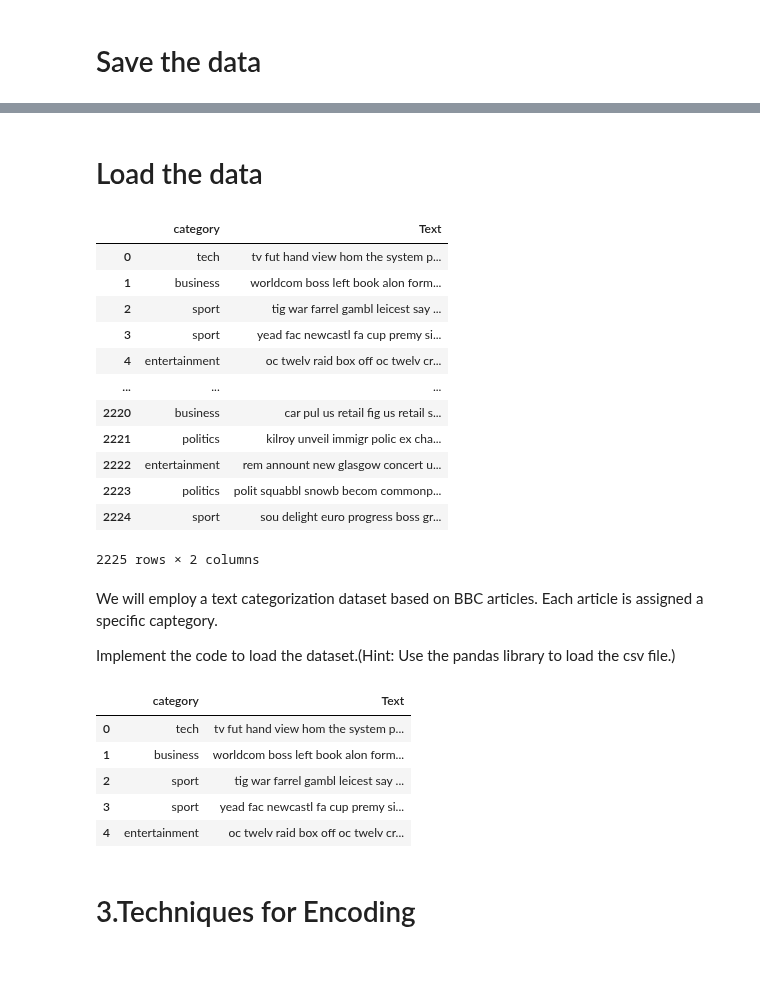
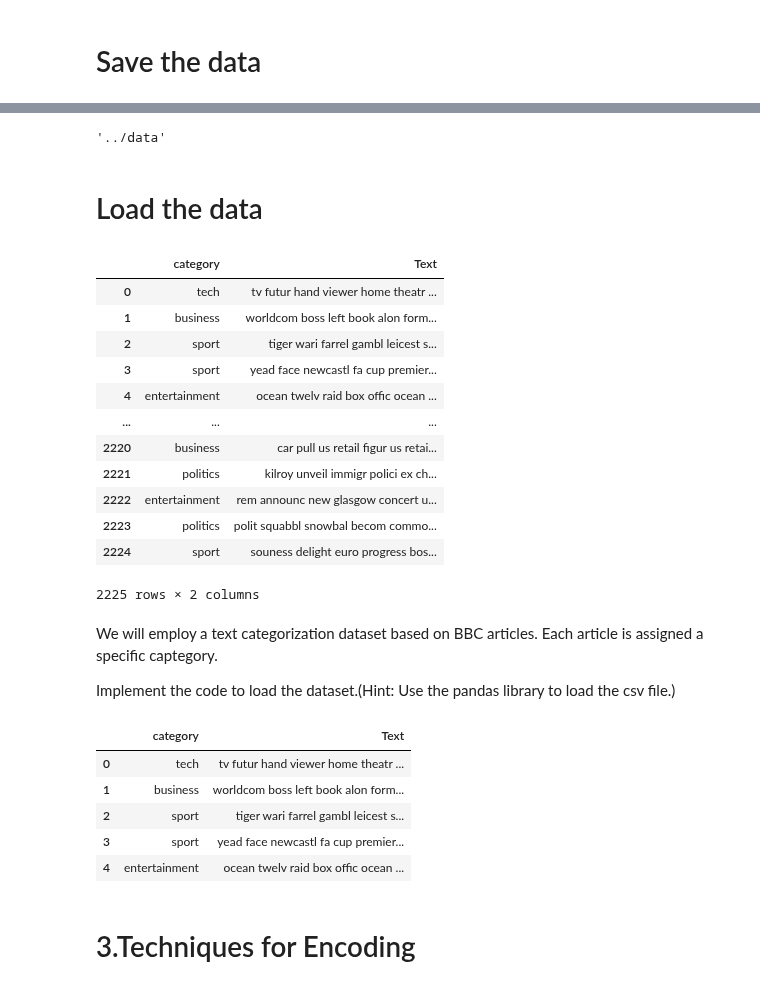
Before and after one commit to vidyadharbendre/learn_nlp_using_examples, a Jupyter notebook: notebooks/bbc_text_analysis.ipynb, the cells around one changed output, grey strips where cells are left out. Drawn from its saved outputs; the diff is of its cells as text; code cells hidden in the pictures.

```diff
--- a/notebooks/bbc_text_analysis.ipynb
+++ b/notebooks/bbc_text_analysis.ipynb
@@ -331,4 +338,8 @@ print(data)
 2224          sport   sou delight euro progress boss graem sou felt...
 
 [2225 rows x 2 columns]
+# %%
+data_folder_path
+# %% [output]
+'../data'
 # %%
@@ -336,21 +347,21 @@ data.to_csv('S1TakeHome.csv', index=False, encoding='utf-8')
 # %% [markdown]
 # Load the data
 # %%
-data = pd.read_csv('/content/S1TakeHome.csv')
+data = pd.read_csv('../data/data2csv.csv')
 data
 # %% [output]
 |  | category | Text |
-| 0 | tech | tv fut hand view hom the system p... |
+| 0 | tech | tv futur hand viewer home theatr ... |
 | 1 | business | worldcom boss left book alon form... |
-| 2 | sport | tig war farrel gambl leicest say ... |
-| 3 | sport | yead fac newcastl fa cup premy si... |
-| 4 | entertainment | oc twelv raid box off oc twelv cr... |
+| 2 | sport | tiger wari farrel gambl leicest s... |
+| 3 | sport | yead face newcastl fa cup premier... |
+| 4 | entertainment | ocean twelv raid box offic ocean ... |
 | ... | ... | ... |
-| 2220 | business | car pul us retail fig us retail s... |
-| 2221 | politics | kilroy unveil immigr polic ex cha... |
-| 2222 | entertainment | rem annount new glasgow concert u... |
-| 2223 | politics | polit squabbl snowb becom commonp... |
-| 2224 | sport | sou delight euro progress boss gr... |
+| 2220 | business | car pull us retail figur us retai... |
+| 2221 | politics | kilroy unveil immigr polici ex ch... |
+| 2222 | entertainment | rem announc new glasgow concert u... |
+| 2223 | politics | polit squabbl snowbal becom commo... |
+| 2224 | sport | souness delight euro progress bos... |
 2225 rows × 2 columns
 # %% [markdown]
 We will employ a text categorization dataset based on BBC articles. Each article is assigned a specific captegory.
@@ -361,11 +372,11 @@ Implement the code to load the dataset.(Hint: Use the pandas library to load the
 data.head()
 # %% [output]
 |  | category | Text |
-| 0 | tech | tv fut hand view hom the system p... |
+| 0 | tech | tv futur hand viewer home theatr ... |
 | 1 | business | worldcom boss left book alon form... |
-| 2 | sport | tig war farrel gambl leicest say ... |
-| 3 | sport | yead fac newcastl fa cup premy si... |
-| 4 | entertainment | oc twelv raid box off oc twelv cr... |
+| 2 | sport | tiger wari farrel gambl leicest s... |
+| 3 | sport | yead face newcastl fa cup premier... |
+| 4 | entertainment | ocean twelv raid box offic ocean ... |
 # %% [markdown]
 # 3.Techniques for Encoding
 # %% [markdown]
```
Also changed, not shown: parts of 40 cells of this notebook, 3 other files.
